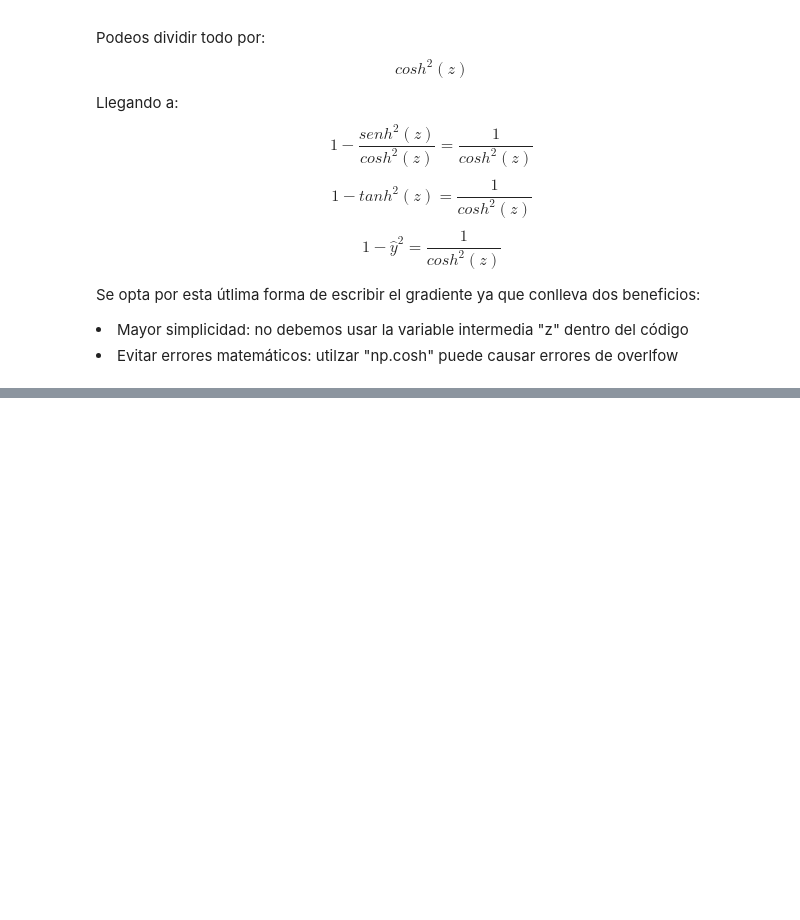
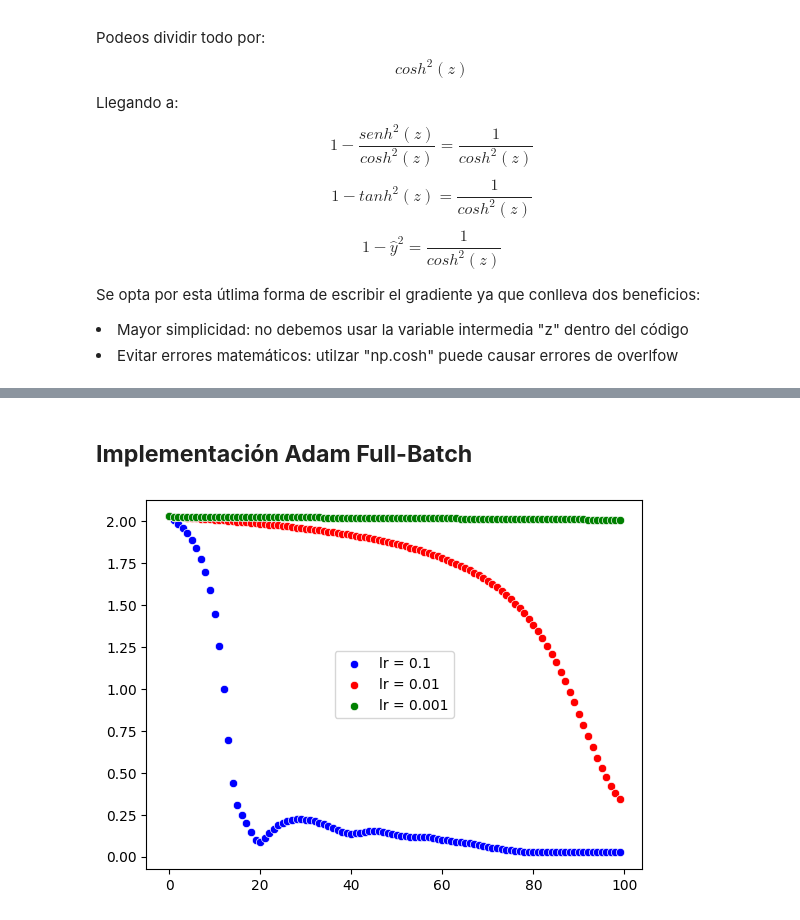
Before and after one commit to IEs80/Aprendizaje-Profundo, a Jupyter notebook: TP_N1/SZTENBERG-IAN-DL-TP1-Co24.ipynb, the cells around one changed output, grey strips where cells are left out. Saved outputs shown, nothing was run; the diff lists cells and outputs as text; code cells hidden in the pictures; blank space fills up the shorter version.

Commit message:
Adam full batch
Implementation of the Adam Full-Batch optimization algortithm

```diff
--- a/TP_N1/SZTENBERG-IAN-DL-TP1-Co24.ipynb
+++ b/TP_N1/SZTENBERG-IAN-DL-TP1-Co24.ipynb
@@ -287,0 +296,2 @@ plt.show()
+# %% [markdown]
+<h2><b>Implementación Adam Full-Batch
@@ -287,0 +427,8 @@ plt.show()
+# %%
+#2D loss graph
+sns.scatterplot(x=np.arange(0,len(path_C[0]),1),y=path_C[0],label="lr = 0.1",color="blue")
+sns.scatterplot(x=np.arange(0,len(path_C[1]),1),y=path_C[1],label="lr = 0.01",color="red")
+sns.scatterplot(x=np.arange(0,len(path_C[2]),1),y=path_C[2],label="lr = 0.001",color="green")
+plt.show()
+# %% [output]
+[figure, added]
```
Also changed, not shown: parts of 10 cells of this notebook.
